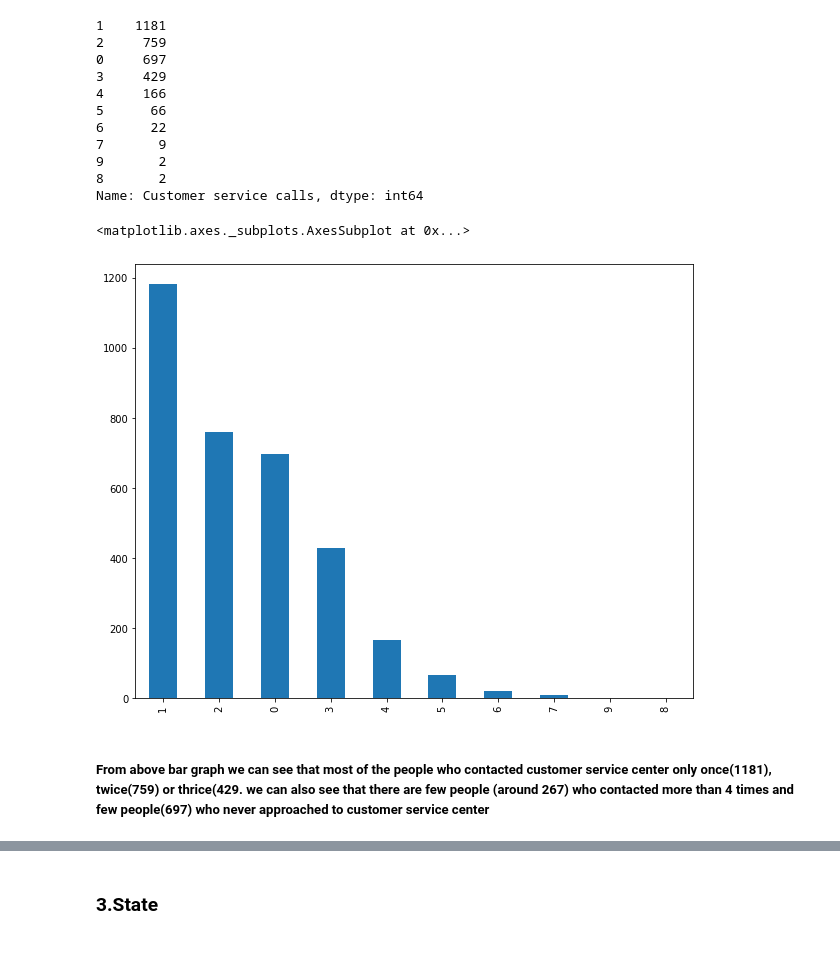
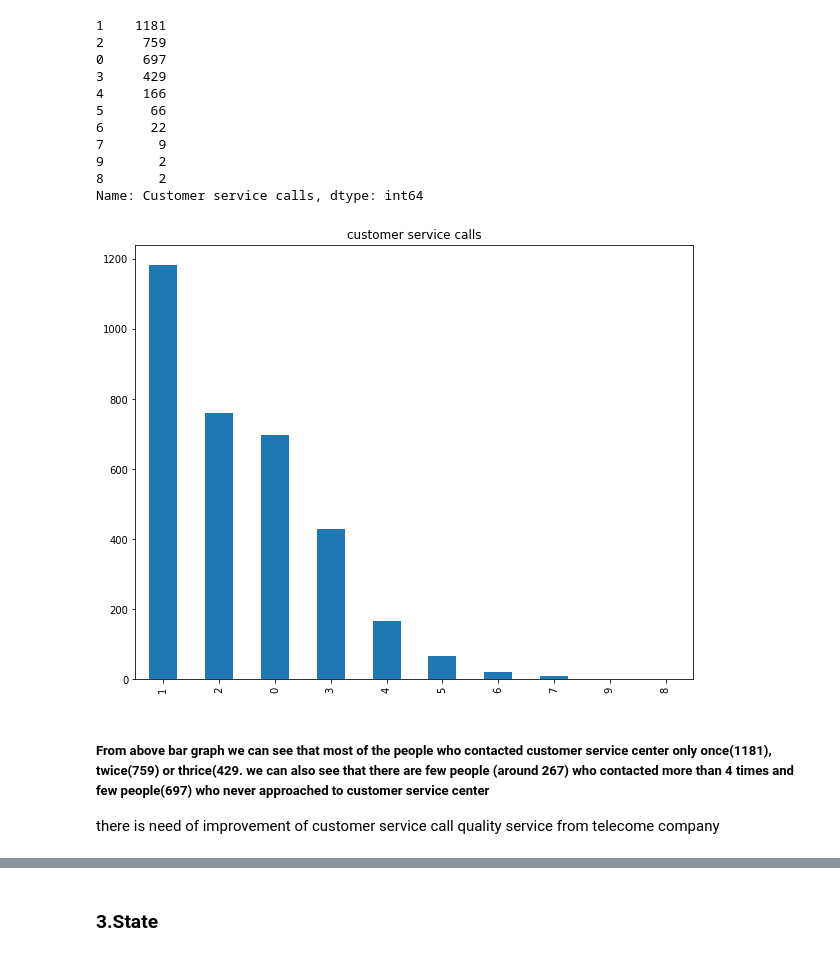
Before and after one commit to pavi-1994/telecom_churn_analysis, a Jupyter notebook: Telecom_Churn_Analysis_Capstone_Project.ipynb, the cells around one changed output, grey strips where cells are left out. Cells and saved outputs as stored; diff of their text form; code cells hidden in the pictures.

```diff
--- a/Telecom_Churn_Analysis_Capstone_Project.ipynb
+++ b/Telecom_Churn_Analysis_Capstone_Project.ipynb
@@ -199,8 +236,11 @@ telecom_df["Customer service calls"].value_counts()
 Name: Customer service calls, dtype: int64
 # %%
 telecom_df["Customer service calls"].value_counts().plot(kind='bar')
+plt.title('customer service calls')
+plt.show()
 # %% [output]
-<matplotlib.axes._subplots.AxesSubplot at 0x...>
-[figure, old version]
+[figure, new version]
 # %% [markdown]
 ##### From above bar graph we can see that most of the people who contacted customer service center only once(1181), twice(759) or thrice(429. we can also see that there are few people (around 267) who contacted more than 4 times and few people(697) who never approached to customer service center
+
+there is need of improvement of customer service call quality service from telecome company
```
Also changed, not shown: parts of 58 cells of this notebook.
